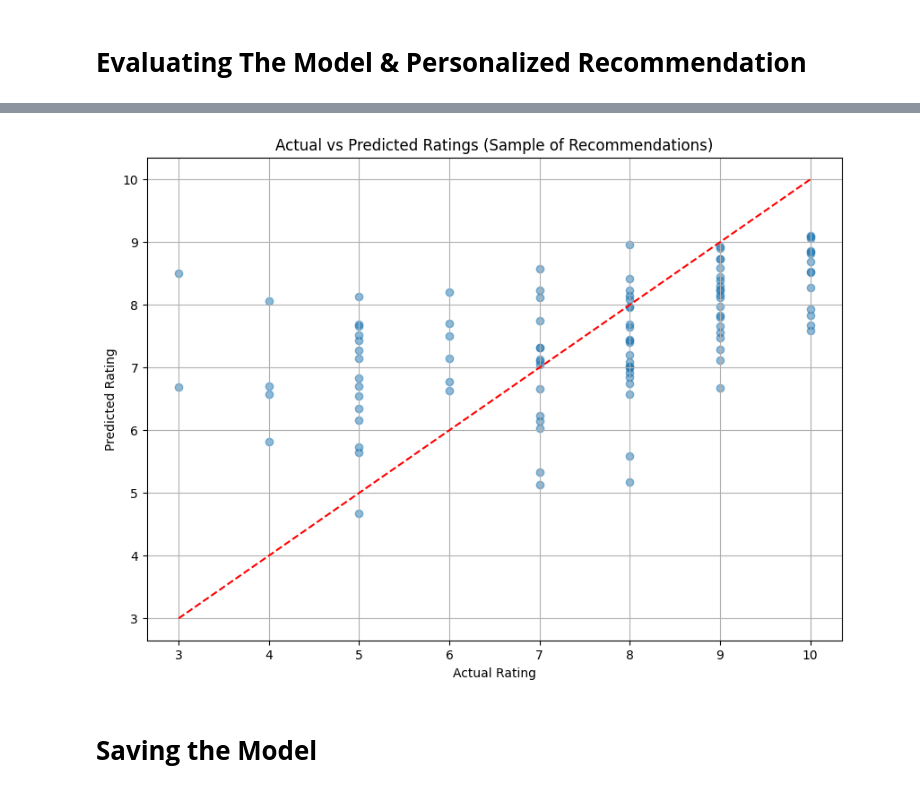
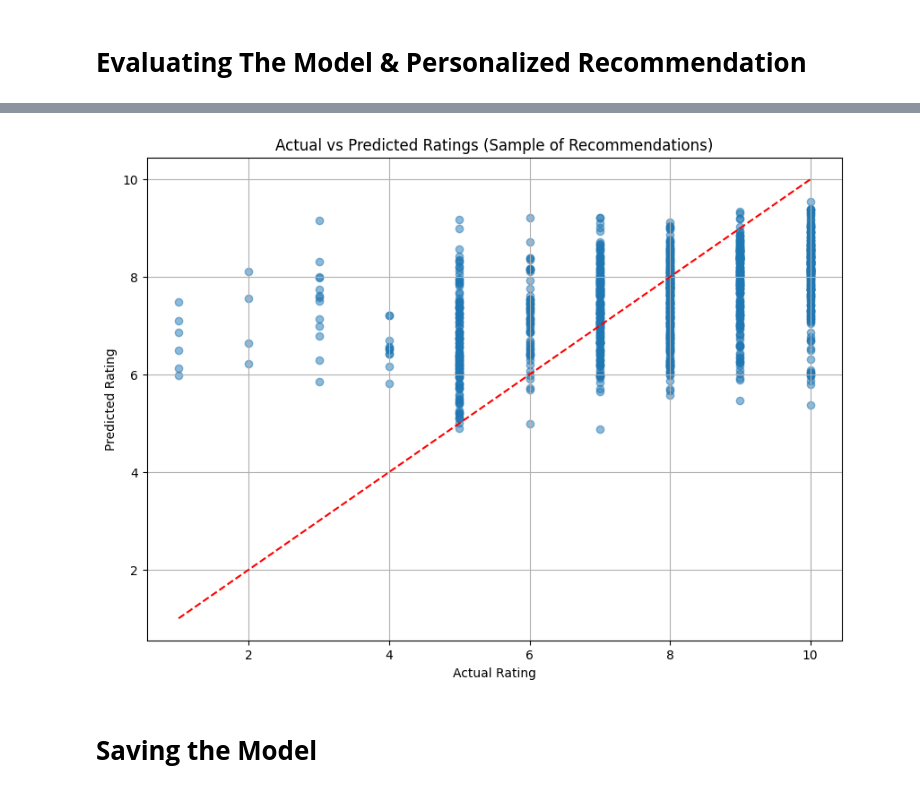
Before and after one commit to Marina-01/ComputingBooks, a Jupyter notebook: tensorflowrecommend.ipynb, the cells around one changed output, grey strips where cells are left out. Drawn from its saved outputs; the diff is of its cells as text; code cells hidden in the pictures.

```diff
--- a/tensorflowrecommend.ipynb
+++ b/tensorflowrecommend.ipynb
@@ -381,29 +301,28 @@ Mean Squared Error: 2.68510103225708
 # %% [markdown]
 # **Evaluating The Model & Personalized Recommendation**
 # %%
-# Calculate average rating across all books
+# Baseline: Predicting the average rating for all books
 average_rating = df_selected['Book-Rating'].mean()
-df = df_selected.copy()
-df['AverageRating'] = average_rating
+df_selected['AverageRating'] = average_rating
 
-# Calculate MAE and MSE between original ratings and average ratings
-mae_baseline = mean_absolute_error(df['Book-Rating'], df['AverageRating'])
-mse_baseline = mean_squared_error(df['Book-Rating'], df['AverageRating'])
+# Calculate MAE and MSE for the baseline
+mae_baseline = mean_absolute_error(df_selected['Book-Rating'], df_selected['AverageRating'])
+mse_baseline = mean_squared_error(df_selected['Book-Rating'], df_selected['AverageRating'])
 
-print(f"Baseline Mean Absolute Error (MAE): {mae_baseline}")
-print(f"Baseline Mean Squared Error (MSE): {mse_baseline}")
+# Calculate MAE and MSE for the model
+mae_model = mean_absolute_error(recommendations['Actual Rating'], recommendations['Predicted Rating'])
+mse_model = mean_squared_error(recommendations['Actual Rating'], recommendations['Predicted Rating'])
 
-# Training the model
-model.fit([user_ids_train, book_ids_train, X_train_selected], y_train)
+# Print the results
+print(f"Baseline Mean Absolute Error (MAE): {mae_baseline:.2f}")
+print(f"Baseline Mean Squared Error (MSE): {mse_baseline:.2f}")
+print(f"Model Mean Absolute Error (MAE): {mae_model:.2f}")
+print(f"Model Mean Squared Error (MSE): {mse_model:.2f}")
 
-# Generate predictions on the test set
-predictions = model.predict([user_ids_test, book_ids_test, X_test_selected])
-predicted_ratings = predictions.flatten()
+# Calculate % correctness (improvement over baseline)
+mae_improvement = (mae_baseline - mae_model) / mae_baseline * 100
+mse_improvement = (mse_baseline - mse_model) / mse_baseline * 100
 
-# Evaluate the model
-mae_model = mean_absolute_error(y_test, predicted_ratings)
-mse_model = mean_squared_error(y_test, predicted_ratings)
-
-print(f"Model Mean Absolute Error (MAE): {mae_model}")
-print(f"Model Mean Squared Error (MSE): {mse_model}")
+print(f"Model improvement over baseline (MAE): {mae_improvement:.2f}%")
+print(f"Model improvement over baseline (MSE): {mse_improvement:.2f}%")
 # %% [output]
@@ -507,8 +405,4 @@ fig.show()
 # %%
-# Make predictions
-predicted_ratings = model.predict([user_ids_test, book_ids_test, X_test_selected]).flatten()
-
-# Create a DataFrame with predictions
 predictions_df = pd.DataFrame({
     'User-ID': user_ids_test,
     'Book-ID': book_ids_test,
@@ -516,7 +410,7 @@ predictions_df = pd.DataFrame({
     'Predicted Rating': predicted_ratings
 })
 # Sample a subset of recommendations
-num_samples = 100
+num_samples = 1000
 random_indices = np.random.choice(len(predictions_df), num_samples, replace=False)
 sample_recommendations = predictions_df.iloc[random_indices]
 
@@ -536,4 +430,4 @@ plt.show()
-[figure, old version]
+[figure, new version]
 # %% [markdown]
 # **Saving the Model**
 # %%
```
Also changed, not shown: parts of 15 cells of this notebook.
